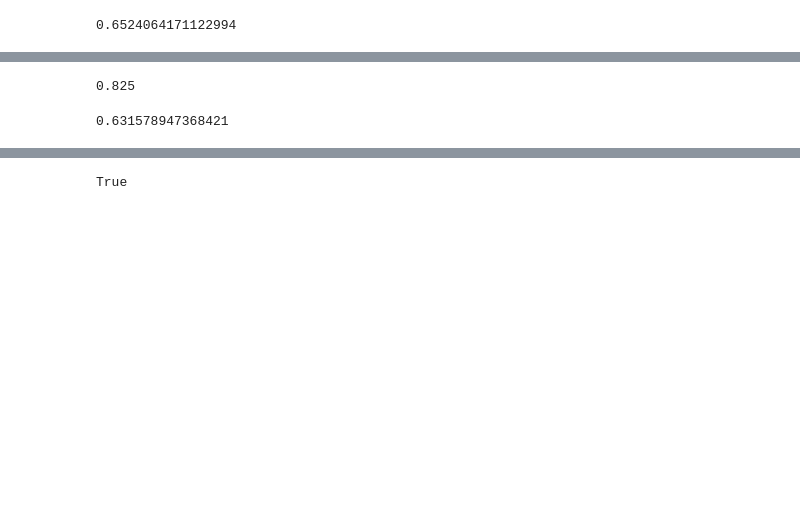
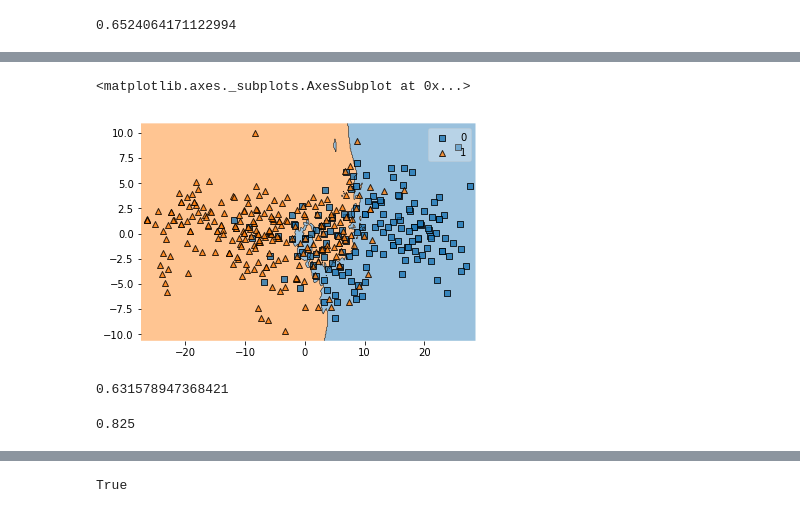
Before and after one commit to dsei210s19-applied-ml-and-dm/ClassificationAssignment, a Jupyter notebook: ClassificationAssignment.ipynb, the cells around one changed output, grey strips where cells are left out. Saved outputs shown, nothing was run; the diff lists cells and outputs as text; code cells hidden in the pictures; blank space fills up the shorter version.

```diff
--- a/ClassificationAssignment.ipynb
+++ b/ClassificationAssignment.ipynb
@@ -197,13 +210,19 @@ cohen_kappa_score(y_test, y_pred)
+# %%
+plot_decision_regions(X_combined, y_combined, clf=knn)
+# %% [output]
+<matplotlib.axes._subplots.AxesSubplot at 0x...>
+[figure, added]
 # %%
 from sklearn.tree import DecisionTreeClassifier
 # %%
 dtc = DecisionTreeClassifier(max_depth=4, random_state=RANDOM_STATE)
-dtc.fit(X_train, y_train)
-dtc.score(X_test, y_test)
+_ = dtc.fit(X_train, y_train)
-# %% [output]
-0.825
 # %%
 y_pred = dtc.predict(X_test)
 cohen_kappa_score(y_test, y_pred)
 # %% [output]
 0.631578947368421
+# %%
+accuracy_score(y_test, y_pred)
+# %% [output]
+0.825
```
Also changed, not shown: parts of 14 cells of this notebook.
